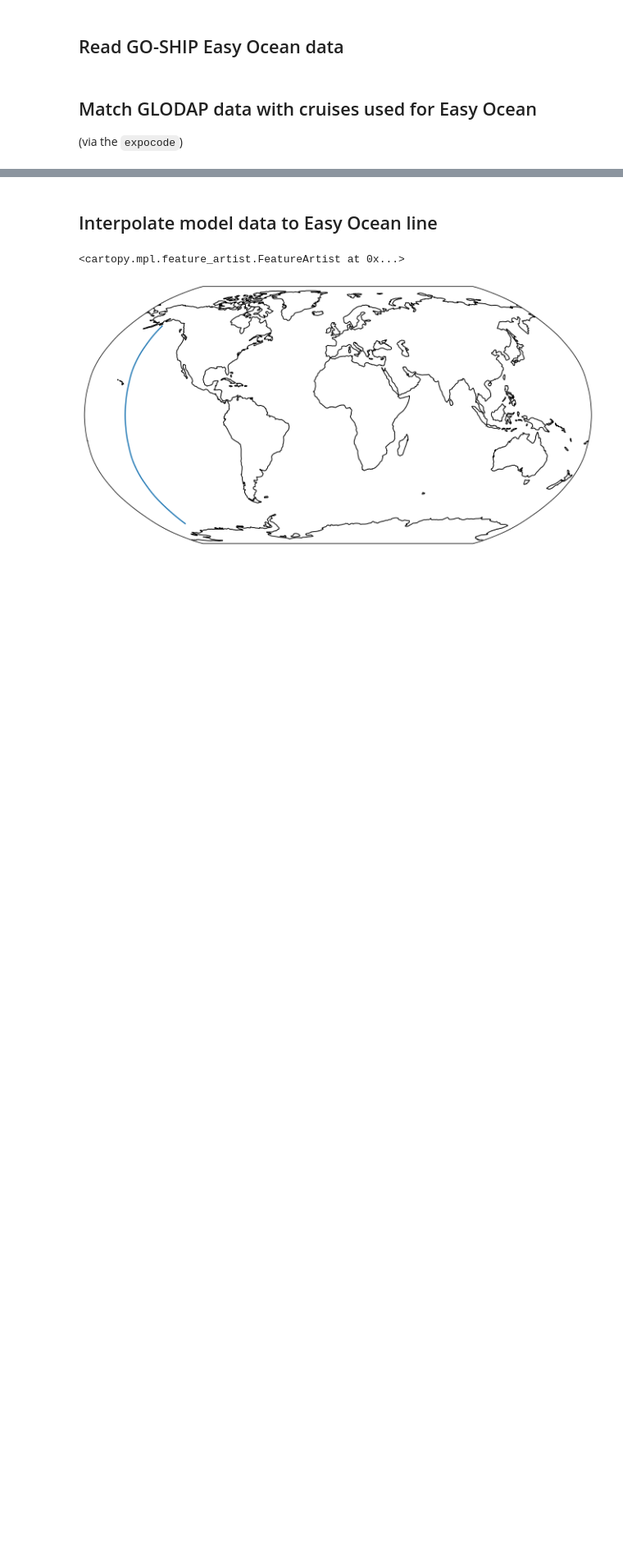
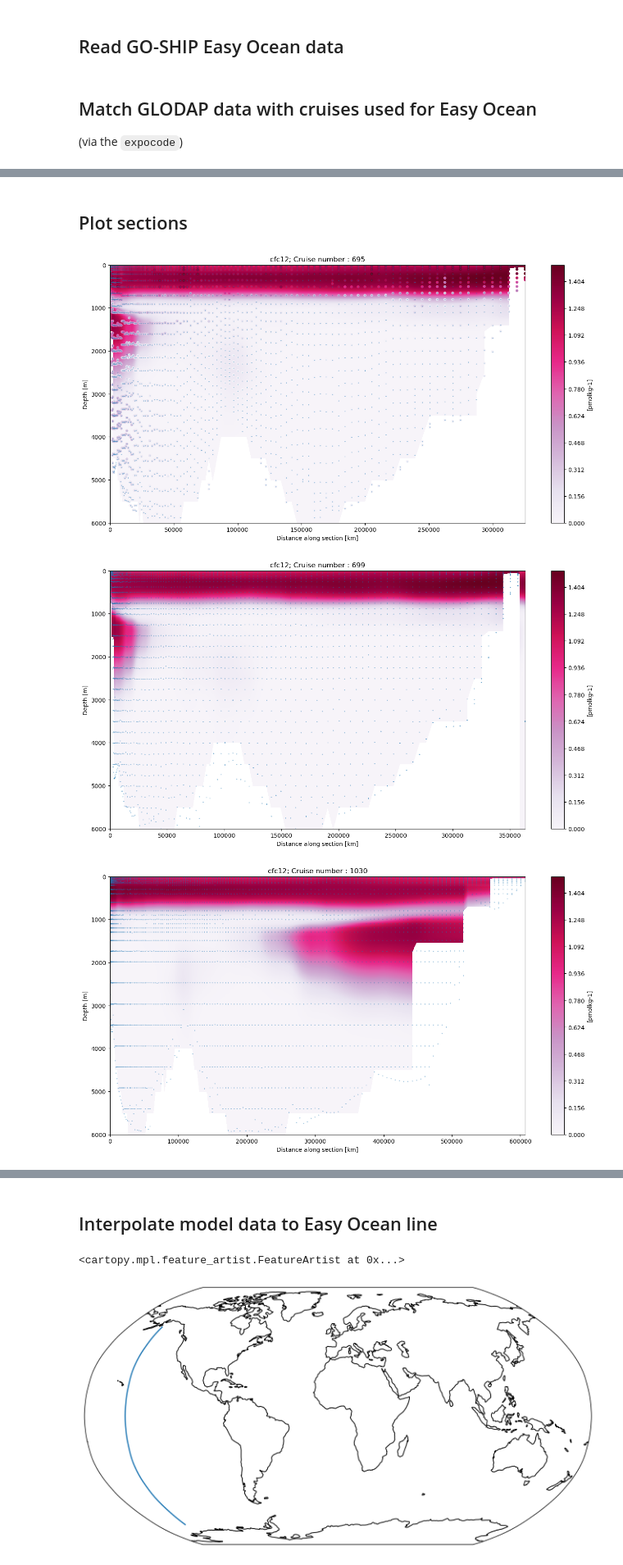
Before and after one commit to gmacgilchrist/om4labs, a Jupyter notebook: notebooks/dev_glodap.ipynb, the cells around one changed output, grey strips where cells are left out. Shown at 82% size. Drawn from its saved outputs; the diff is of its cells as text; code cells hidden in the pictures; blank space fills up the shorter version.

```diff
--- a/notebooks/dev_glodap.ipynb
+++ b/notebooks/dev_glodap.ipynb
@@ -31,3 +53,5 @@ dsm = gu.core.open_frompp(**pathDict)
+# %%
+dsm = dsm.rename(model2glodap_names)
 # %%
 rolllon = dsm['lon'].roll(lon=180)
 newlon = rolllon.where(rolllon<180,-1*(360-rolllon))
@@ -82,0 +251,24 @@ dfo = df[cond]
+# %% [markdown]
+## Plot sections
+# %%
+variable = 'cfc12'
+cmap = variable_kwargs[variable]['cmap']
+units = variable_kwargs[variable]['units']
+for cruise in sections.keys():
+    dsonow = sections[cruise]
+    dsmnow = sections_dsm[cruise]
+    fig,ax = plt.subplots(figsize=(16,8))
+    im = ax.contourf(dsmnow['distance'],dsmnow['z_l'],dsmnow[variable],250,cmap=cmap)
+    clims = im.get_clim()
+    ax.scatter(dsonow['distance']*xr.ones_like(dsonow['depth']),dsonow['depth'],s=15,c=dsonow[variable],cmap=cmap,vmin=clims[0],vmax=clims[1])
+    ax.scatter(dsonow['distance']*xr.ones_like(dsonow['depth']),dsonow['depth'],s=0.1,c='tab:blue')
+    ax.set_xlabel('Distance along section [km]')
+    ax.set_ylabel('Depth [m]')
+    ax.set_ylim([6000,0])
+    ax.set_title(variable+'; Cruise number : '+str(cruise))
+    cb = plt.colorbar(im,ax=ax)
+    cb.set_label('['+units+']')
+# %% [output]
+[figure, added]
+[figure, added]
+[figure, added]
```
Also changed, not shown: parts of 27 cells of this notebook, 1 other file.
